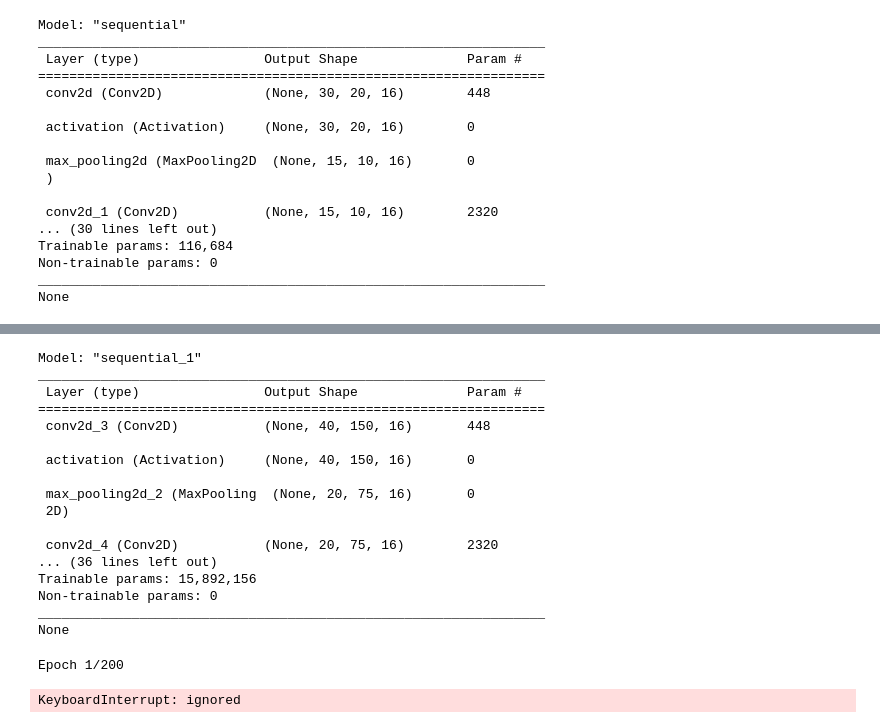
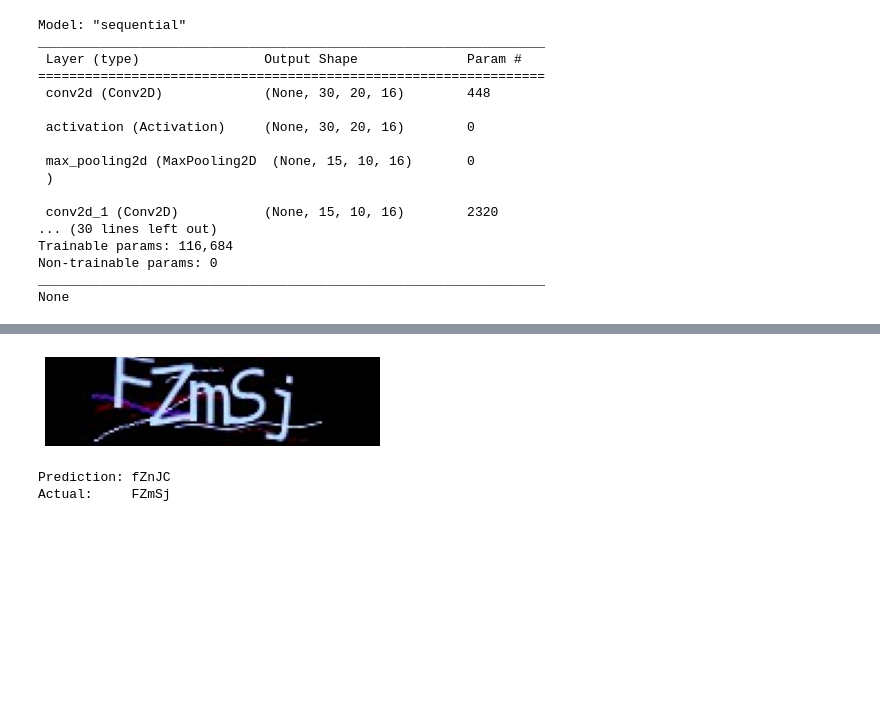
Before and after one commit to nojihun/captcha--deep-learning, a Jupyter notebook: captcha.ipynb, the cells around one changed output, grey strips where cells are left out. Saved outputs shown, nothing was run; the diff lists cells and outputs as text; code cells hidden in the pictures; blank space fills up the shorter version.

```diff
--- a/captcha.ipynb
+++ b/captcha.ipynb
@@ -31,5 +25,5 @@ pathlib.PosixPath
 # %%
-X=[]
+X=[] # 이 방법은 이미지를 한 글자씩으로 나누어서 각가을 학습을 시키는 것인데 문제는 이미지의 글자간의 간격이 변화하면 무쓸모가 ㅗ디낟.
 y=[]
 
 # Since there are subfolders inside the input directory, we've used nested loops
@@ -48,8 +42,8 @@ for dirname, _, filenames in os.walk(directory1):
 
 
 # Splitting up the image into sections of each character
-        x=[image[10:50,30:50],image[10:50,50:70],
-                 image[10:50,70:90],image[10:50,90:110],image[10:50,110:130]]
+        x=[image[10:50,20:40],image[10:50,40:60],
+                 image[10:50,60:80],image[10:50,80:100],image[10:50,100:120]]
 
 # Labelling segments with the image name
         for i in range(5):
@@ -277,51 +190,0 @@ categories = y_ohe.shape[1]
-# %%
-model = Sequential()
-
-model.add(Conv2D(filters=16,kernel_size=(3,3), padding='same', input_shape=(40,150,3)))
-model.add(Activation('relu'))
-model.add(MaxPooling2D(pool_size = (2,2)))
-
-model.add(Conv2D(filters=16,kernel_size=(3,3), padding='same'))
-model.add(Activation('relu'))
-model.add(MaxPooling2D(pool_size = (2,2)))
-
-model.add(Conv2D(filters=32,kernel_size=(3,3), padding='same'))
-model.add(Activation('relu'))
-model.add(MaxPooling2D(pool_size = (2,2)))
-
-model.add(Conv2D(filters=32,kernel_size=(3,3), padding='same'))
-model.add(Activation('relu'))
-model.add(MaxPooling2D(pool_size = (2,2)))
-
-
-model.add(Flatten())
-model.add(Dropout(0.4))
-model.add(Dense(1500))
-model.add(Activation('relu'))
-model.add(Dropout(0.2))
-model.add(Dense(categories))
-model.add(Activation("softmax"))
-
-model.compile(loss = 'categorical_crossentropy',
-              optimizer = 'adam' ,
-              metrics = ['accuracy'])
-
-print(model.summary())
-# %% [output]
-Model: "sequential_1"
-_________________________________________________________________
- Layer (type)                Output Shape              Param #
-=================================================================
- conv2d_3 (Conv2D)           (None, 40, 150, 16)       448
-
- activation (Activation)     (None, 40, 150, 16)       0
-
- max_pooling2d_2 (MaxPooling  (None, 20, 75, 16)       0
- 2D)
-
- conv2d_4 (Conv2D)           (None, 20, 75, 16)        2320
-... (36 lines left out)
-Trainable params: 15,892,156
-Non-trainable params: 0
-_________________________________________________________________
-None
@@ -332,12 +190,0 @@ model.compile(optimizer='adam',
-# %%
-batch_size = 150
-epochs = 200
-
-history = model.fit(x_train, y_train,
-          batch_size=batch_size,
-          epochs=epochs,
-          validation_data=(x_val, y_val),
-          shuffle=True)
-# %% [output]
-Epoch 1/200
-KeyboardInterrupt: ignored
@@ -347,0 +191,10 @@ print('Test accuracy:', scores[1])
+# %%
+import matplotlib.pyplot as plt
+import matplotlib.image as img
+from PIL import Image
+
+pred(directory1+'/'+'FZmSj.jpg')
+# %% [output]
+[figure, added]
+Prediction: fZnJC
+Actual:     FZmSj
```
Also changed, not shown: parts of 49 cells of this notebook.
